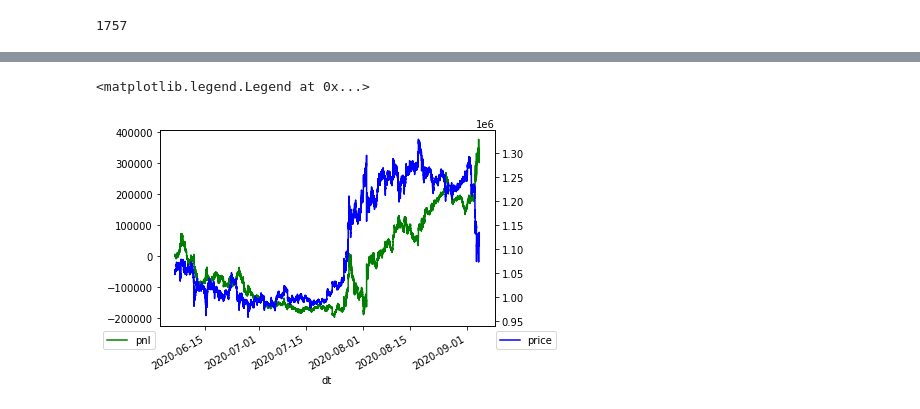
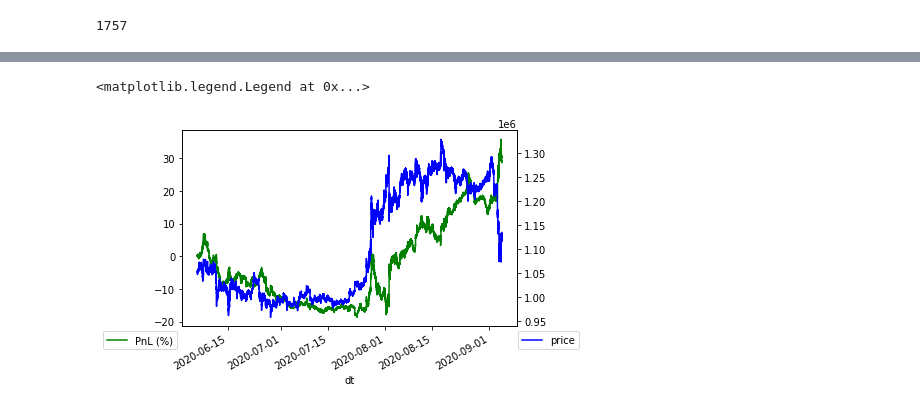
Before and after one commit to emagine-epython/epython-showcase, a Jupyter notebook: notebooks/ml/TestPerformance.ipynb, the cells around one changed output, grey strips where cells are left out. Saved outputs shown, nothing was run; the diff lists cells and outputs as text; code cells hidden in the pictures.

```diff
--- a/notebooks/ml/TestPerformance.ipynb
+++ b/notebooks/ml/TestPerformance.ipynb
@@ -122,0 +167,4 @@ for i, d in enumerate((0, 10, 20, 30)):
+# %%
+price0 = pnl_df.iloc[0].mid
+pnl_final = pnl_df.iloc[-1].pnl
+print('{:.2f}%'.format(pnl_final / price0 * 100.))
@@ -123,10 +175,10 @@ for i, d in enumerate((0, 10, 20, 30)):
 # %%
 fig, ax1 = plt.subplots()
-pnl_df.pnl.plot(ax=ax1, style='g', label='pnl')
+(pnl_df.pnl / price0 * 100).plot(ax=ax1, style='g', label='PnL (%)')
 ax1.legend(bbox_to_anchor=(0, 0), ncol=2)
 ax2 = ax1.twinx()
 pnl_df.mid.plot(ax=ax2, style='b', label='price')
 ax2.legend(bbox_to_anchor=(1.2, 0), ncol=2)
 # %% [output]
 <matplotlib.legend.Legend at 0x...>
-[figure, old version]
+[figure, new version]
```
Also changed, not shown: parts of 21 cells of this notebook, 1 other file.
